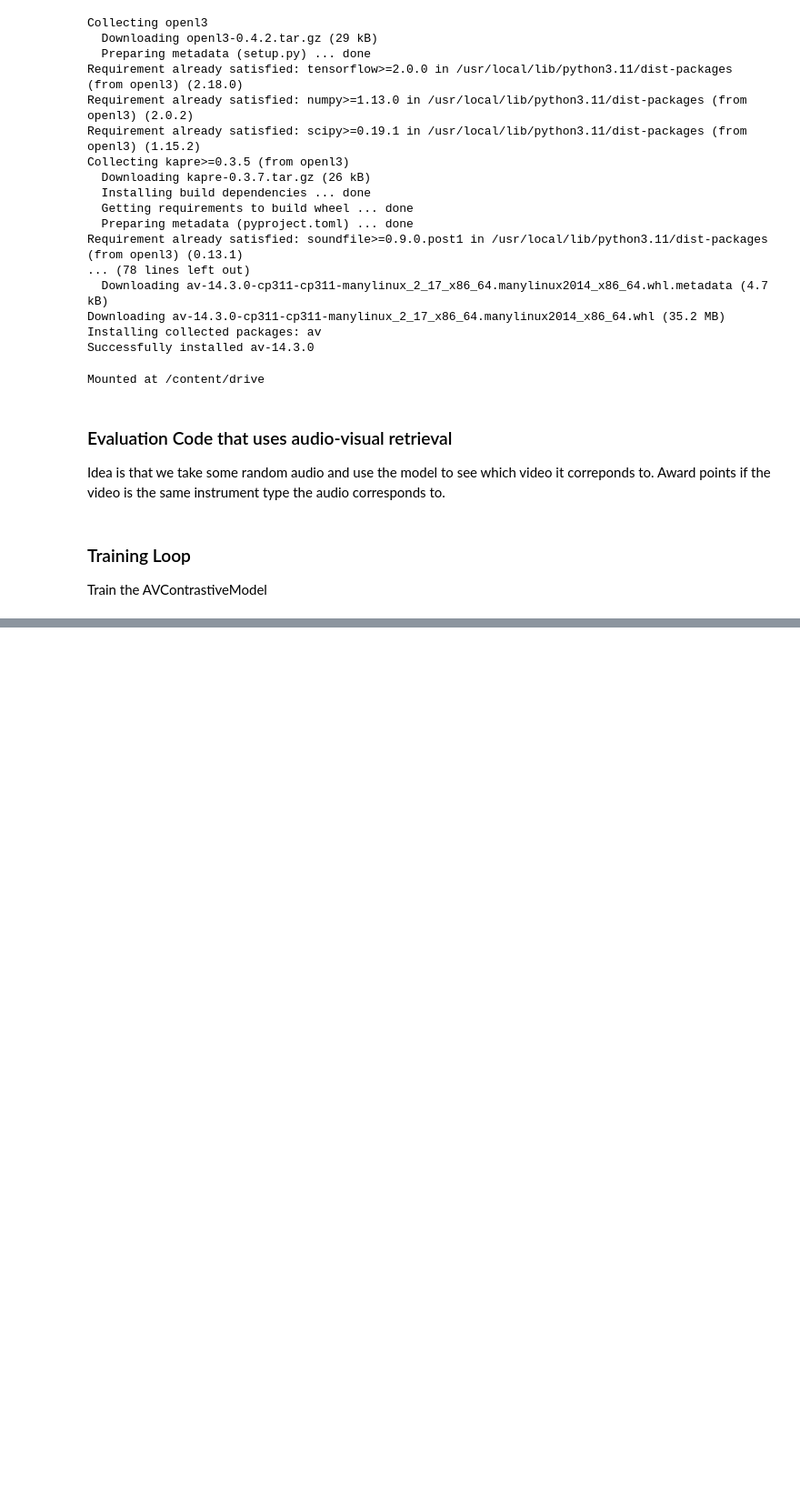
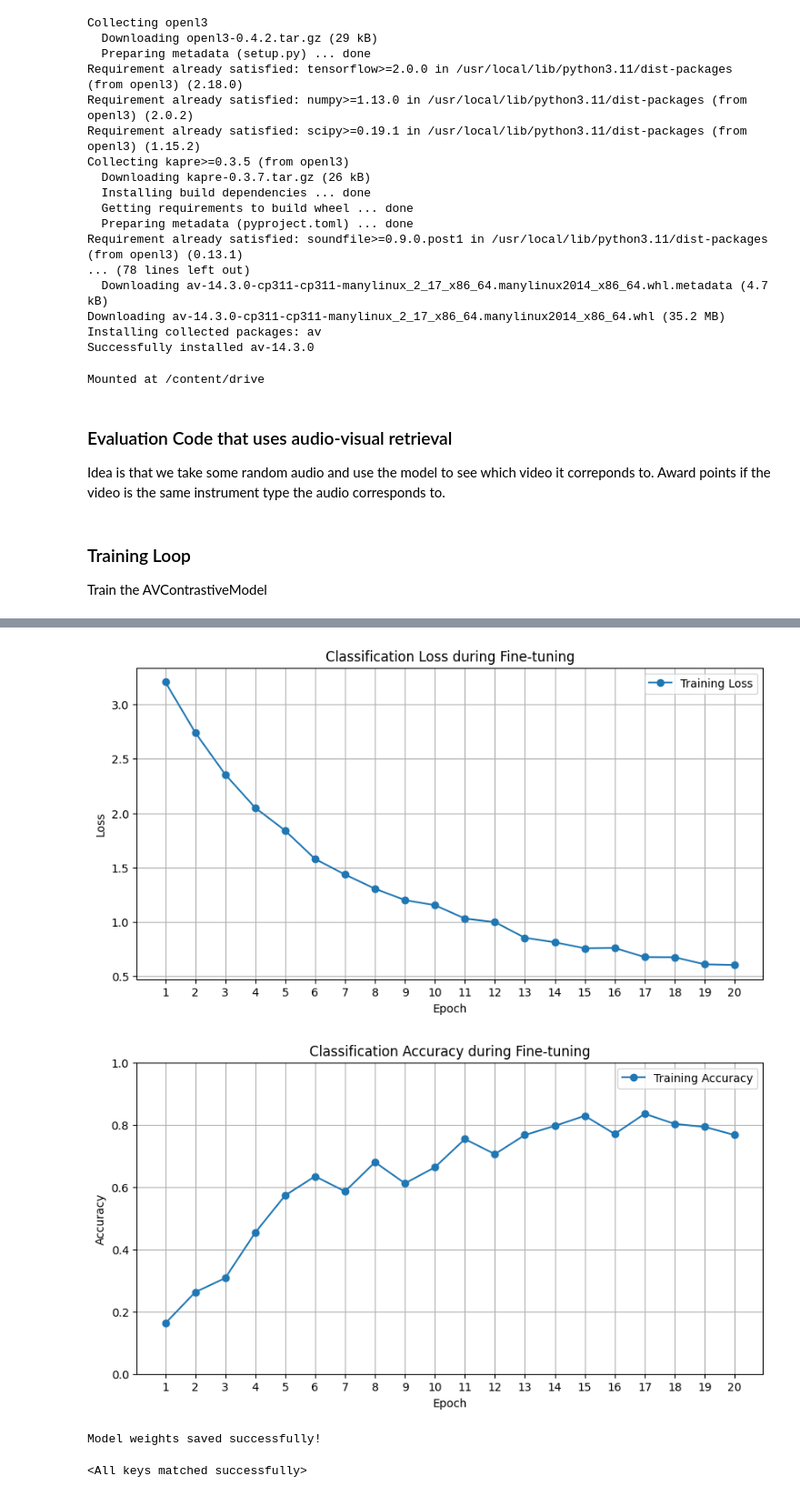
Before and after one commit to shah-rushil/6.8300-Project, a Jupyter notebook: model_no_contrastive.ipynb, the cells around one changed output, grey strips where cells are left out. Shown at 91% size. Drawn from its saved outputs; the diff is of its cells as text; code cells hidden in the pictures; blank space fills up the shorter version.

```diff
--- a/model_no_contrastive.ipynb
+++ b/model_no_contrastive.ipynb
@@ -659,4 +536,40 @@ plt.show()
+# %%
+# --- Plotting ---
+import matplotlib.pyplot as plt
+
+epochs_range = range(1, num_fine_tune_epochs + 1)
+
+plt.figure(figsize=(10, 5))
+plt.plot(epochs_range, fine_tune_losses, marker='o', linestyle='-', label='Training Loss')
+plt.title('Classification Loss during Fine-tuning')
+plt.xlabel('Epoch')
+plt.ylabel('Loss')
+plt.xticks(epochs_range)
+plt.legend()
+plt.grid(True)
+plt.show()
+
+plt.figure(figsize=(10, 5))
+plt.plot(epochs_range, fine_tune_accuracies[1::2], marker='o', linestyle='-', label='Training Accuracy')
+plt.title('Classification Accuracy during Fine-tuning')
+plt.xlabel('Epoch')
+plt.ylabel('Accuracy')
+plt.xticks(epochs_range)
+plt.legend()
+plt.grid(True)
+plt.ylim(0, 1)
+plt.show()
+# %% [output]
+[figure, added]
+[figure, added]
 # %%
 state_dict = model.state_dict()
-torch.save(state_dict, '/content/drive/MyDrive/my_audio_visual_model.pth')
+torch.save(state_dict, '/content/drive/MyDrive/no_contrastive_augmented_data.pth')
 print("Model weights saved successfully!")
+# %% [output]
+Model weights saved successfully!
+# %%
+state_dict = torch.load('/content/drive/MyDrive/no_contrastive_augmented_data.pth', map_location=device)
+model.load_state_dict(state_dict)
+# %% [output]
+<All keys matched successfully>
```
Also changed, not shown: parts of 7 cells of this notebook, 1 other file.
